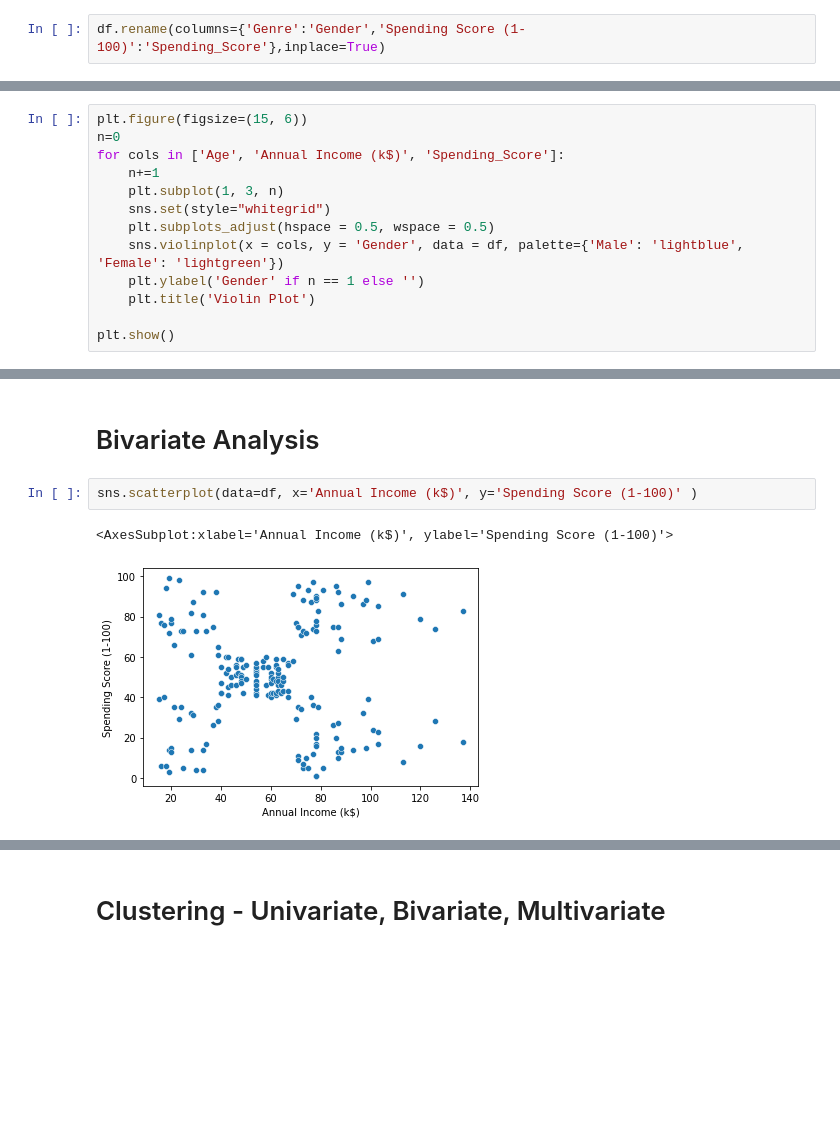
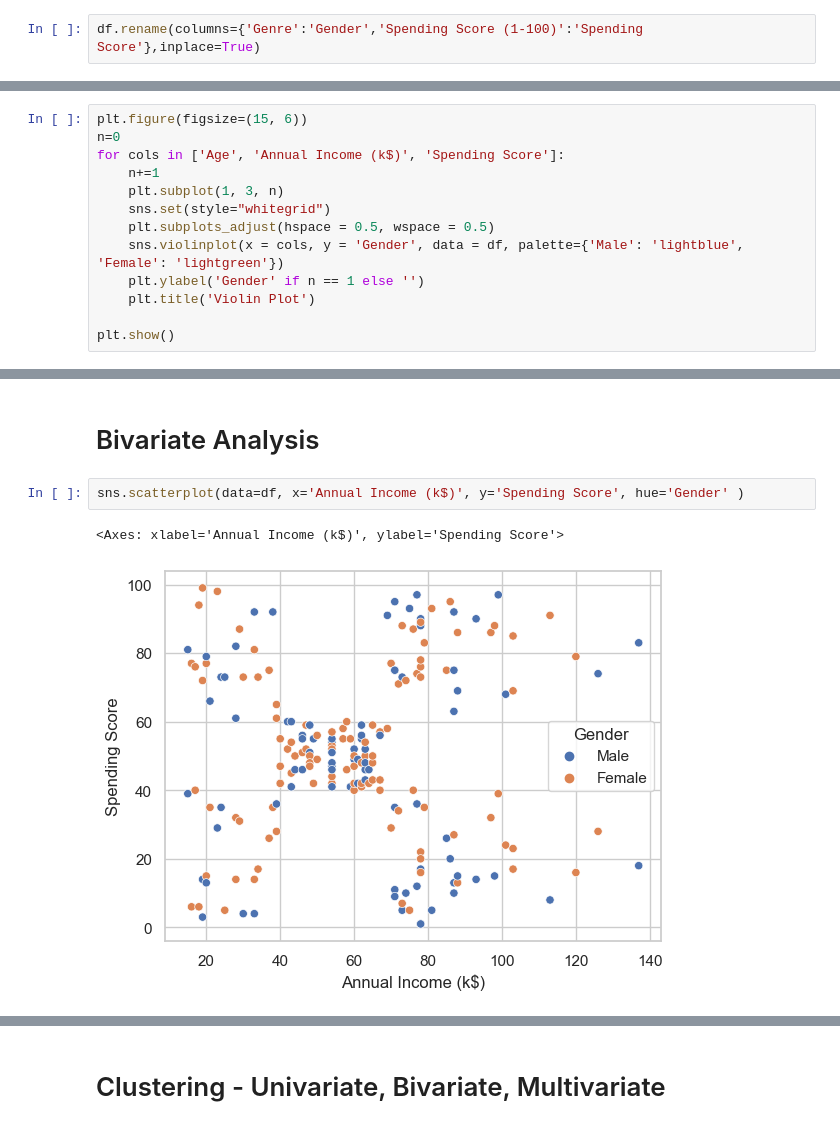
Before and after one commit to analyticsbyted/customerSegmentation, a Jupyter notebook: segmentation.ipynb, the cells around one changed output, grey strips where cells are left out. Drawn from its saved outputs; the diff is of its cells as text; blank space fills up the shorter version.

Commit message:
changed spending score name

```diff
--- a/segmentation.ipynb
+++ b/segmentation.ipynb
@@ -40,7 +40,7 @@ df.head()
 | 3 | 4 | Female | 23 | 16 | 77 |
 | 4 | 5 | Female | 31 | 17 | 40 |
 # %%
-df.rename(columns={'Genre':'Gender','Spending Score (1-100)':'Spending_Score'},inplace=True)
+df.rename(columns={'Genre':'Gender','Spending Score (1-100)':'Spending Score'},inplace=True)
 # %%
 df.shape
 # %% [output]
@@ -175,7 +161,7 @@ plt.show()
 # %%
 plt.figure(figsize=(15, 6))
 n=0
-for cols in ['Age', 'Annual Income (k$)', 'Spending_Score']:
+for cols in ['Age', 'Annual Income (k$)', 'Spending Score']:
     n+=1
     plt.subplot(1, 3, n)
     sns.set(style="whitegrid")
@@ -222,8 +207,8 @@ Name: Gender, dtype: float64
 # %% [markdown]
 # Bivariate Analysis
 # %%
-sns.scatterplot(data=df, x='Annual Income (k$)', y='Spending Score (1-100)' )
+sns.scatterplot(data=df, x='Annual Income (k$)', y='Spending Score', hue='Gender' )
 # %% [output]
-<AxesSubplot:xlabel='Annual Income (k$)', ylabel='Spending Score (1-100)'>
+<Axes: xlabel='Annual Income (k$)', ylabel='Spending Score'>
-[figure, old version]
+[figure, new version]
 # %%
```
Also changed, not shown: parts of 36 cells of this notebook, 2 other files.
